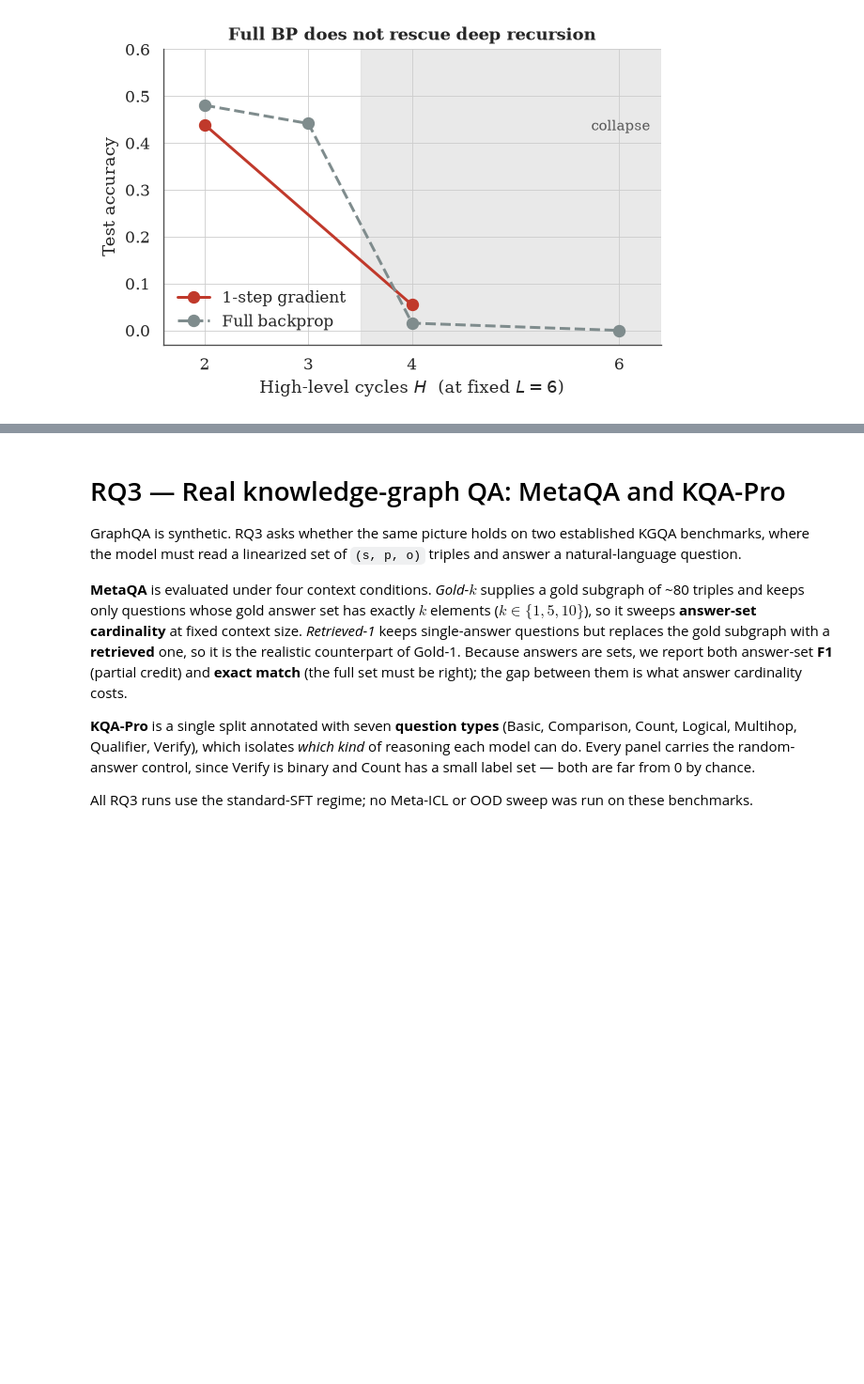
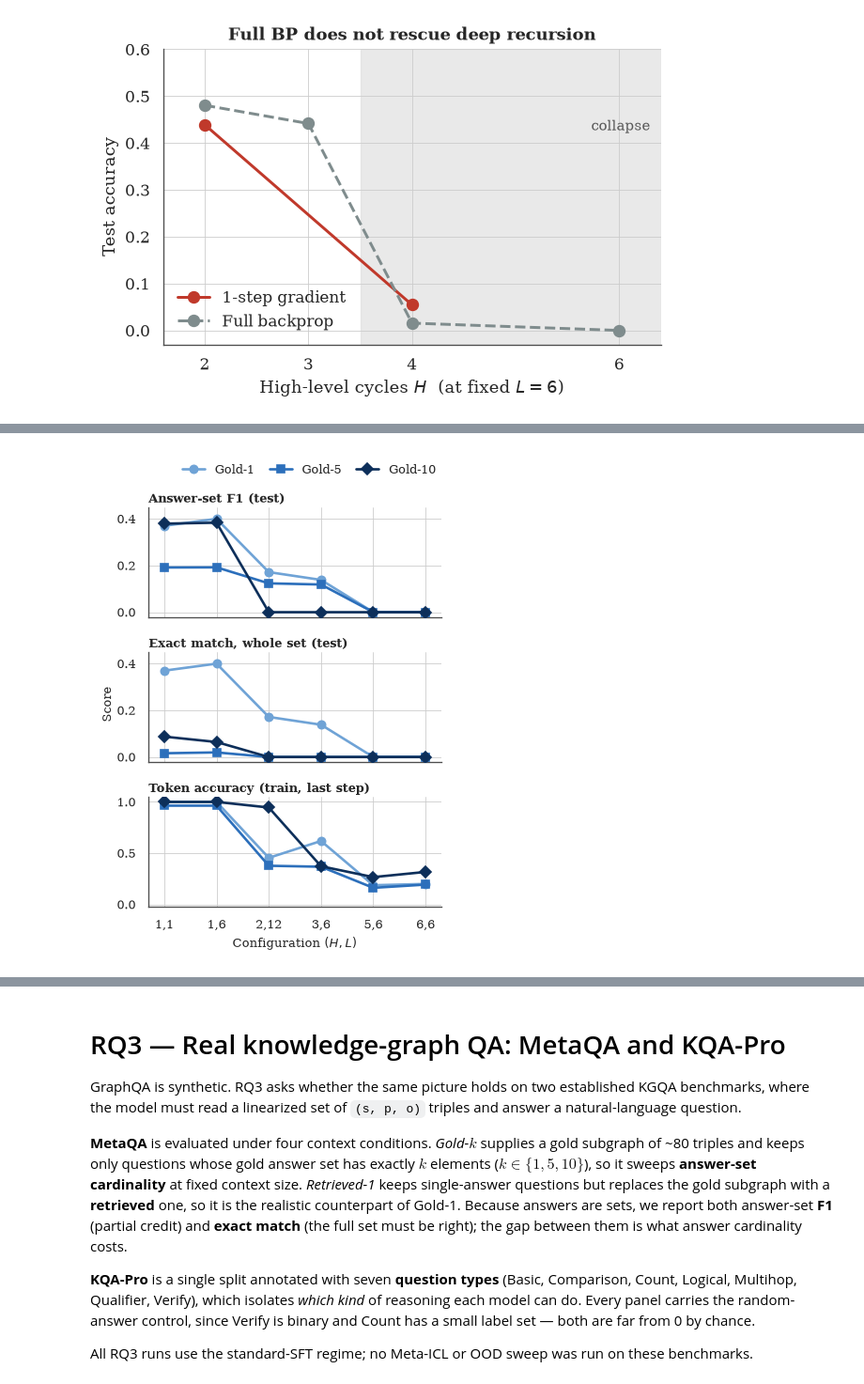
Before and after one commit to MariusAAROS/HRM-Text-for-Graphs, a Jupyter notebook: report/paper_results.ipynb, the cells around one changed output, grey strips where cells are left out. Shown at 94% size. Drawn from its saved outputs; the diff is of its cells as text; code cells hidden in the pictures; blank space fills up the shorter version.

```diff
--- a/report/paper_results.ipynb
+++ b/report/paper_results.ipynb
@@ -831,0 +1146,55 @@ cycles serve internal deliberation or output construction.
+# %%
+# RQ2.1.2 reuses the MetaQA Gold-k sweeps: identical ~80-triple gold context, output set of
+# exactly k entities. k orders the series, so they take one hue, light -> dark.
+GOLD_K = {"MetaQA Gold-1": 1, "MetaQA Gold-5": 5, "MetaQA Gold-10": 10}
+GOLD_STYLE = {
+    1: dict(color="#6fa3d6", marker="o"),
+    5: dict(color=TRM_COLOR, marker="s"),
+    10: dict(color="#0d2f5a", marker="D"),
+}
+gold = sweeps[sweeps["task"].isin(GOLD_K)].assign(k=lambda d: d["task"].map(GOLD_K))
+# In the figure, runs that were trained but never evaluated are plotted at a test score of
+# 0 (collapsed); the LaTeX table below keeps them as n/e.
+gold_plot = gold.assign(score=gold["score"].fillna(0.0), em=gold["em"].fillna(0.0))
+GOLD_CONFIGS = sorted(set(zip(gold["H"], gold["L"])))
+
+
+# Single-column figure: the three metrics are stacked on a shared configuration axis so
+# the figure keeps paper-size fonts at \columnwidth. Test metrics on top, training below.
+def plot_io_shape(fname="recursion_io_shape"):
+    x = {cfg: i for i, cfg in enumerate(GOLD_CONFIGS)}
+    fig, axes = plt.subplots(
+        3, 1, figsize=(COL_W, 4.6), sharex=True, gridspec_kw={"hspace": 0.32},
+    )
+    panels = [
+        (axes[0], "score", "Answer-set F1 (test)", 0.45, [0, 0.2, 0.4]),
+        (axes[1], "em", "Exact match, whole set (test)", 0.45, [0, 0.2, 0.4]),
+        (axes[2], "train_acc", "Token accuracy (train, last step)", 1.05, [0, 0.5, 1.0]),
+    ]
+    for ax, col, title, top, ticks in panels:
+        for k, style in GOLD_STYLE.items():
+            sub = gold_plot[gold_plot["k"] == k].sort_values(["H", "L"])
+            ax.plot([x[c] for c in zip(sub["H"], sub["L"])], sub[col], markersize=5,
+                    linewidth=1.6, label=f"Gold-{k}", zorder=3, **style)
+        ax.set_title(title, loc="left", fontsize=8, pad=3)
+        ax.set_ylim(-0.02, top)
+        ax.set_yticks(ticks)
+        ax.tick_params(labelsize=7.5)
+
+    axes[-1].set_xticks(range(len(GOLD_CONFIGS)))
+    axes[-1].set_xticklabels([f"{h},{l}" for h, l in GOLD_CONFIGS])
+    axes[-1].set_xlim(-0.3, len(GOLD_CONFIGS) - 0.7)
+    axes[-1].set_xlabel("Configuration $(H, L)$", fontsize=8)
+    fig.supylabel("Score", fontsize=8, x=0.0)
+
+    handles, labels = axes[0].get_legend_handles_labels()
+    fig.legend(handles, labels, loc="upper center", bbox_to_anchor=(0.55, 0.985),
+               ncol=3, fontsize=8, frameon=False, handlelength=1.8, columnspacing=1.2)
+    sns.despine(fig=fig)
+    save_fig(fig, fname)
+    plt.show()
+
+
+plot_io_shape()
+# %% [output]
+[figure, added]
```
Also changed, not shown: parts of 15 cells of this notebook, 8 other files.
